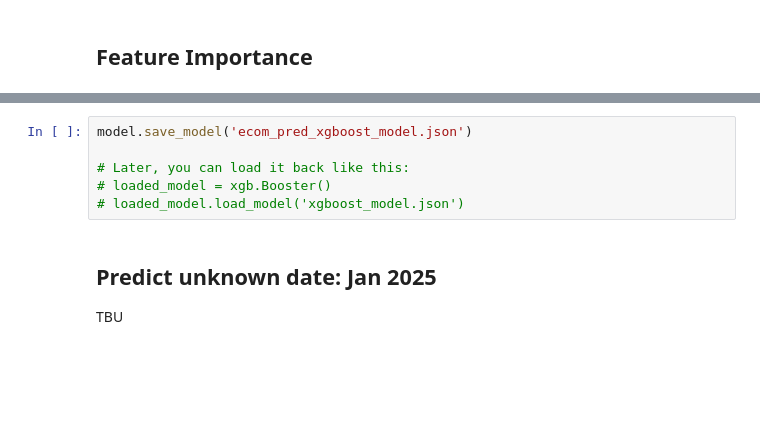
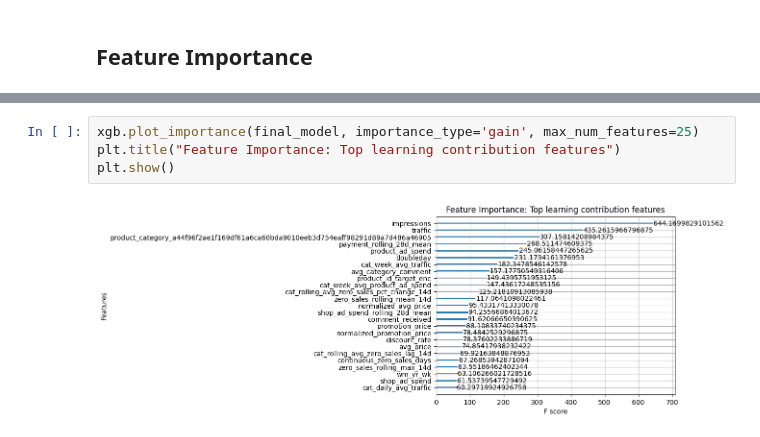
Before and after one commit to theneighbor73/ecommerce_sales_prediction_model, a Jupyter notebook: only_model.ipynb, the cells around one changed output, grey strips where cells are left out. Drawn from its saved outputs; the diff is of its cells as text; blank space fills up the shorter version.

```diff
--- a/only_model.ipynb
+++ b/only_model.ipynb
@@ -269,9 +329,6 @@ plt.show()
-# %%
-model.save_model('ecom_pred_xgboost_model.json')
-
-# Later, you can load it back like this:
-# loaded_model = xgb.Booster()
-# loaded_model.load_model('xgboost_model.json')
-# %% [markdown]
-## Predict unknown date: Jan 2025
-TBU
+# %%
+xgb.plot_importance(final_model, importance_type='gain', max_num_features=25)
+plt.title("Feature Importance: Top learning contribution features")
+plt.show()
+# %% [output]
+[figure, added]
```
Also changed, not shown: parts of 25 cells of this notebook, 4 other files.
